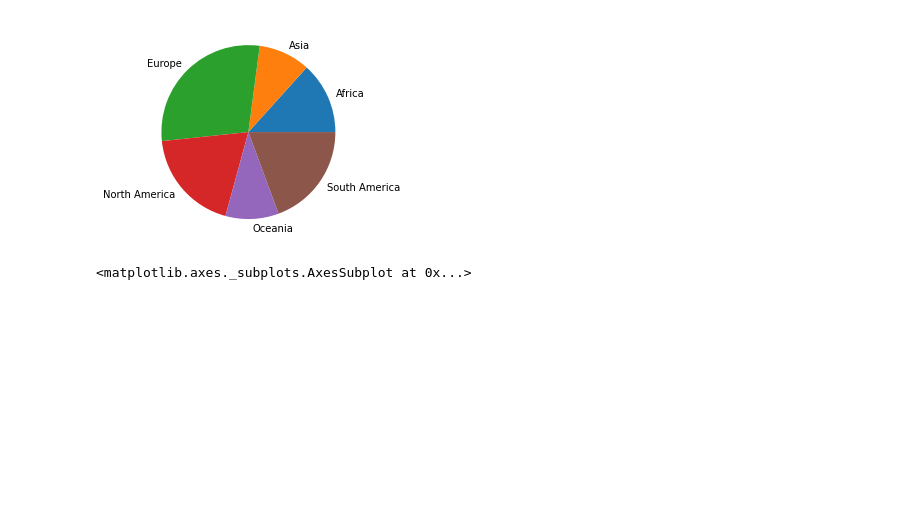
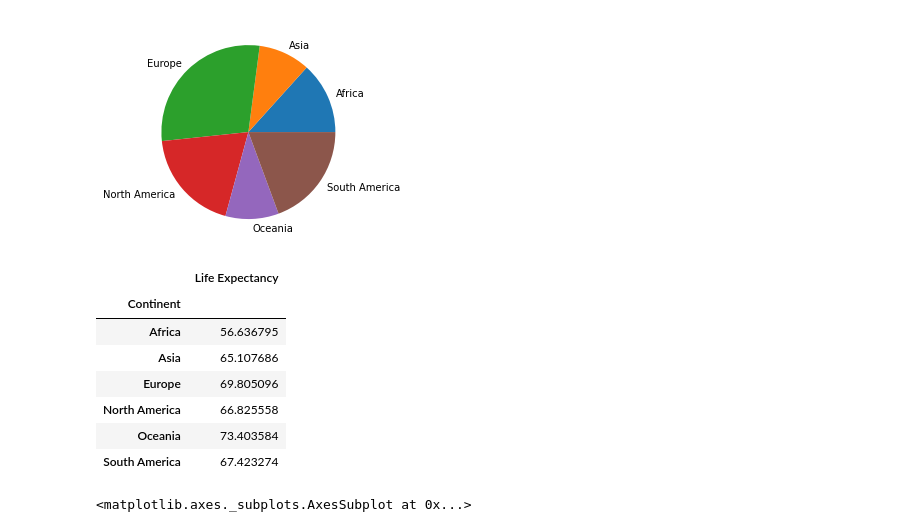
Before and after one commit to reccleston/data-analysis-project-1, a Jupyter notebook: nadia/project_work_2021.ipynb, the cells around one changed output. Cells and saved outputs as stored; diff of their text form; code cells hidden in the pictures; blank space fills up the shorter version.

Commit message:
updated means

```diff
--- a/nadia/project_work_2021.ipynb
+++ b/nadia/project_work_2021.ipynb
@@ -395,6 +395,18 @@ plt.pie(alcohol_by_continent_mean, labels=continents)
   Text(0.04807197041236565, -1.098949082378557, 'Oceania'),
   Text(0.9027453275847895, -0.6285307259982054, 'South America')])
 [figure]
+# %%
+life_expectancy_by_continent_mean=gdp_and_life_expectancy_df.groupby("Continent")[["Life Expectancy"]].mean()
+life_expectancy_by_continent_mean
+# %% [output]
+|  | Life Expectancy |
+| Continent |  |
+| Africa | 56.636795 |
+| Asia | 65.107686 |
+| Europe | 69.805096 |
+| North America | 66.825558 |
+| Oceania | 73.403584 |
+| South America | 67.423274 |
 # %%
 gdp_and_life_expectancy_df.boxplot("Alcohol Consumption Per Capita (Liters)", by="Region", figsize=(20, 10))
 # %% [output]
```
